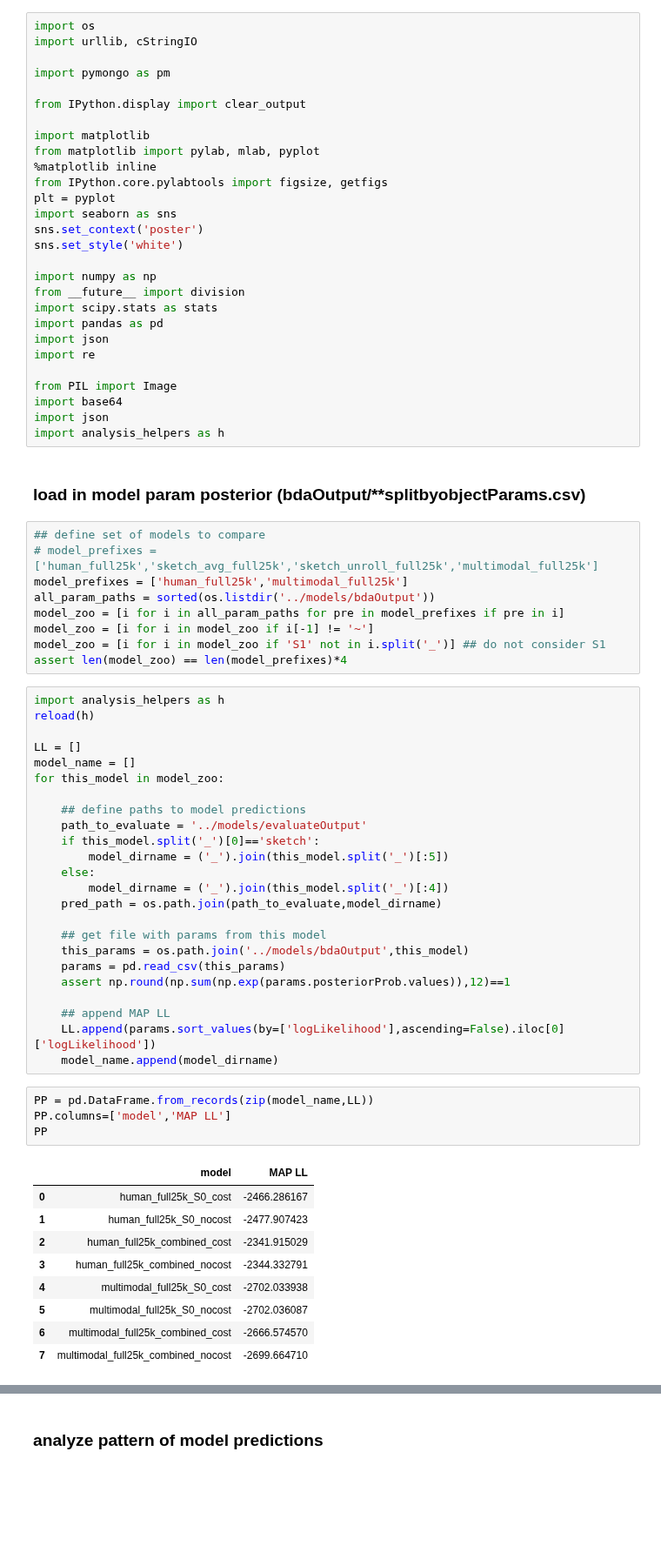
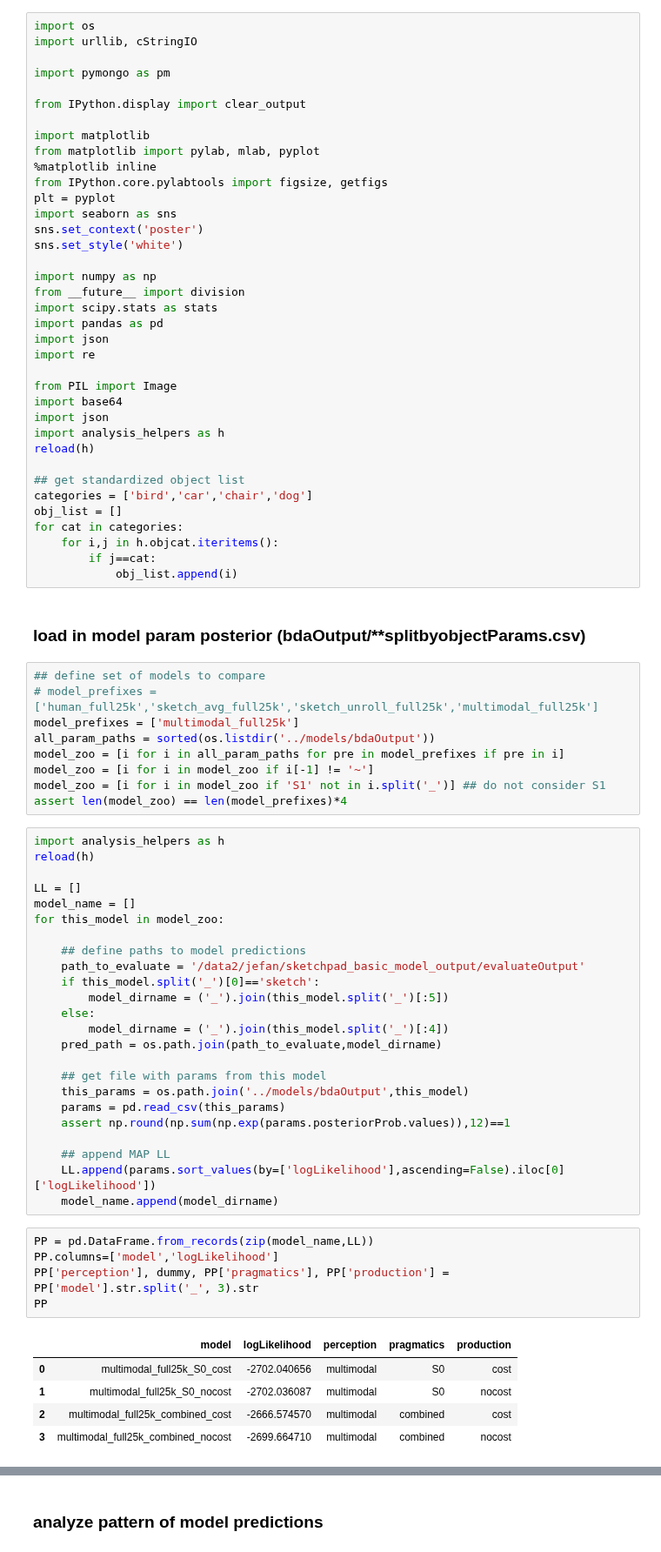
Before and after one commit to judithfan/visual_communication_in_context, a Jupyter notebook: analysis/model_comparison.ipynb, the cells around one changed output, grey strips where cells are left out. Shown at 87% size. Drawn from its saved outputs; the diff is of its cells as text; blank space fills up the shorter version.

```diff
--- a/analysis/model_comparison.ipynb
+++ b/analysis/model_comparison.ipynb
@@ -26,12 +26,21 @@ from PIL import Image
 import base64
 import json
 import analysis_helpers as h
+reload(h)
+
+## get standardized object list
+categories = ['bird','car','chair','dog']
+obj_list = []
+for cat in categories:
+    for i,j in h.objcat.iteritems():
+        if j==cat:
+            obj_list.append(i)
 # %% [markdown]
 ### load in model param posterior (bdaOutput/**splitbyobjectParams.csv)
 # %%
 ## define set of models to compare
 # model_prefixes = ['human_full25k','sketch_avg_full25k','sketch_unroll_full25k','multimodal_full25k']
-model_prefixes = ['human_full25k','multimodal_full25k']
+model_prefixes = ['multimodal_full25k']
 all_param_paths = sorted(os.listdir('../models/bdaOutput'))
 model_zoo = [i for i in all_param_paths for pre in model_prefixes if pre in i]
 model_zoo = [i for i in model_zoo if i[-1] != '~']
@@ -46,7 +55,7 @@ model_name = []
 for this_model in model_zoo:
 
     ## define paths to model predictions
-    path_to_evaluate = '../models/evaluateOutput'
+    path_to_evaluate = '/data2/jefan/sketchpad_basic_model_output/evaluateOutput'
     if this_model.split('_')[0]=='sketch':
         model_dirname = ('_').join(this_model.split('_')[:5])
     else:
@@ -63,15 +72,12 @@ for this_model in model_zoo:
     model_name.append(model_dirname)
 # %%
 PP = pd.DataFrame.from_records(zip(model_name,LL))
-PP.columns=['model','MAP LL']
+PP.columns=['model','logLikelihood']
+PP['perception'], dummy, PP['pragmatics'], PP['production'] = PP['model'].str.split('_', 3).str
 PP
 # %% [output]
-|  | model | MAP LL |
-| 0 | human_full25k_S0_cost | -2466.286167 |
-| 1 | human_full25k_S0_nocost | -2477.907423 |
-| 2 | human_full25k_combined_cost | -2341.915029 |
-| 3 | human_full25k_combined_nocost | -2344.332791 |
-| 4 | multimodal_full25k_S0_cost | -2702.033938 |
-| 5 | multimodal_full25k_S0_nocost | -2702.036087 |
-| 6 | multimodal_full25k_combined_cost | -2666.574570 |
-| 7 | multimodal_full25k_combined_nocost | -2699.664710 |
+|  | model | logLikelihood | perception | pragmatics | production |
+| 0 | multimodal_full25k_S0_cost | -2702.040656 | multimodal | S0 | cost |
+| 1 | multimodal_full25k_S0_nocost | -2702.036087 | multimodal | S0 | nocost |
+| 2 | multimodal_full25k_combined_cost | -2666.574570 | multimodal | combined | cost |
+| 3 | multimodal_full25k_combined_nocost | -2699.664710 | multimodal | combined | nocost |
```
Also changed, not shown: parts of 42 cells of this notebook, 6 other files.
